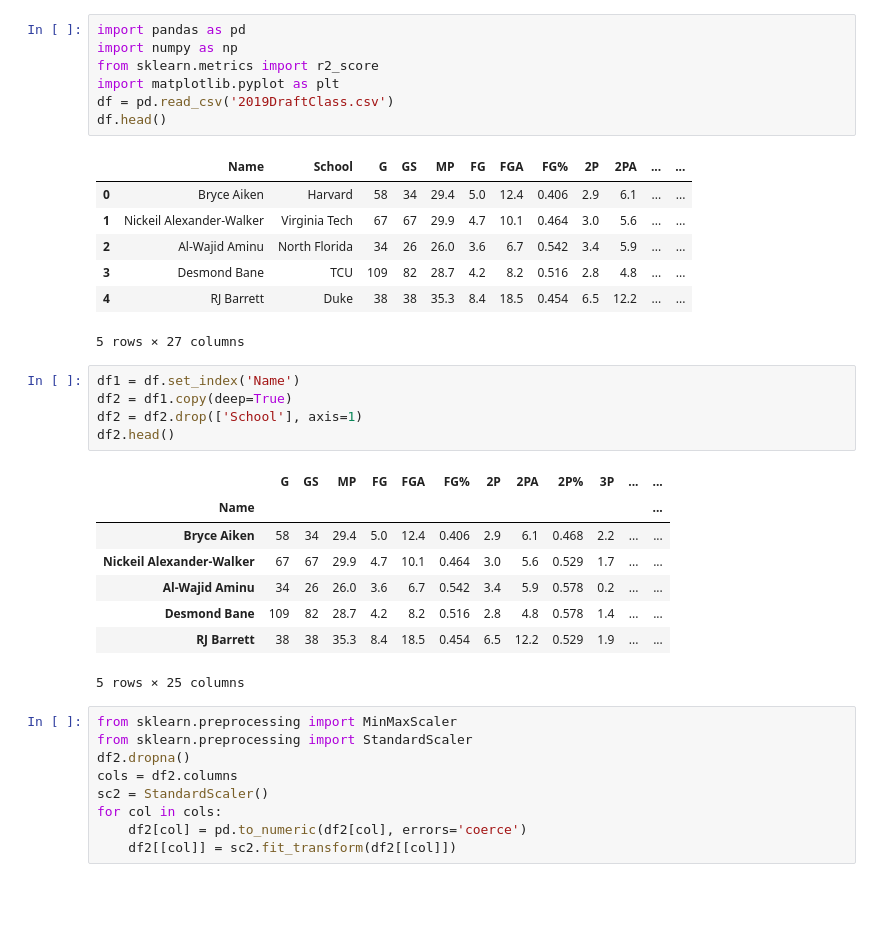
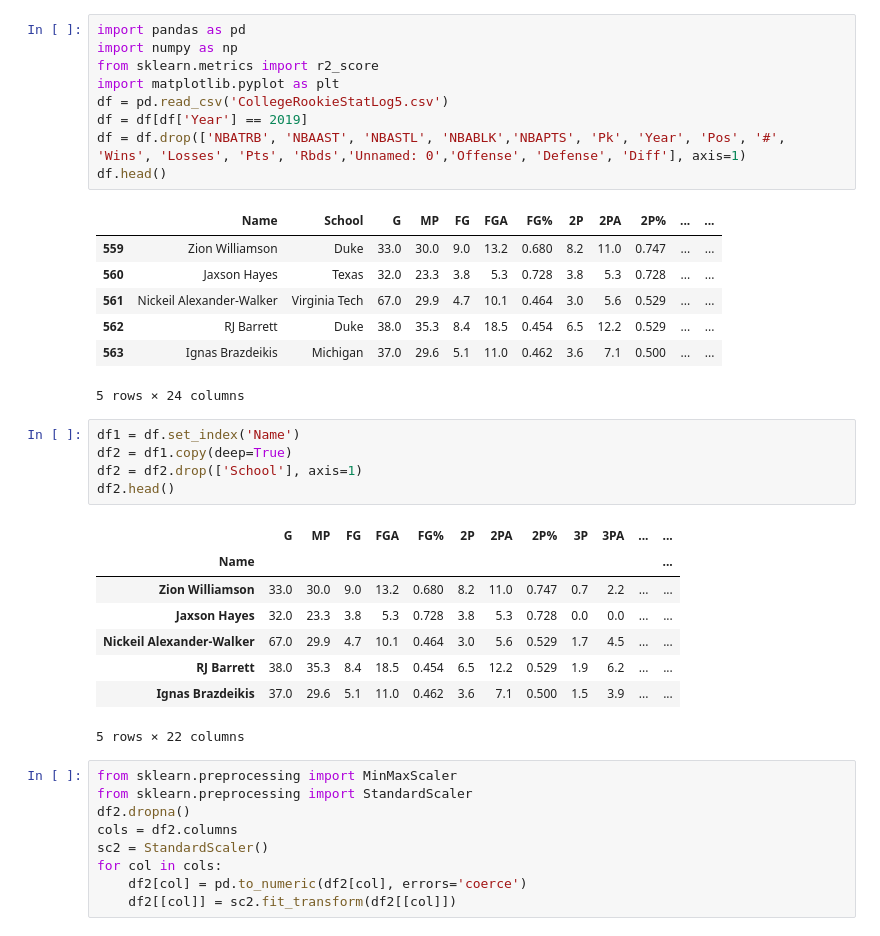
Before and after one commit to SidTheKid007/NBARookieAnalysis, a Jupyter notebook: 2019 College Clustering.ipynb, the cells around one changed output. Saved outputs shown, nothing was run; the diff lists cells and outputs as text; blank space fills up the shorter version.

```diff
--- a/2019 College Clustering.ipynb
+++ b/2019 College Clustering.ipynb
@@ -1,32 +1,34 @@
 # %%
 import pandas as pd
 import numpy as np
 from sklearn.metrics import r2_score
 import matplotlib.pyplot as plt
-df = pd.read_csv('2019DraftClass.csv')
+df = pd.read_csv('CollegeRookieStatLog5.csv')
+df = df[df['Year'] == 2019]
+df = df.drop(['NBATRB', 'NBAAST', 'NBASTL', 'NBABLK','NBAPTS', 'Pk', 'Year', 'Pos', '#', 'Wins', 'Losses', 'Pts', 'Rbds','Unnamed: 0','Offense', 'Defense', 'Diff'], axis=1)
 df.head()
 # %% [output]
-|  | Name | School | G | GS | MP | FG | FGA | FG% | 2P | 2PA | ... | ... |
-| 0 | Bryce Aiken | Harvard | 58 | 34 | 29.4 | 5.0 | 12.4 | 0.406 | 2.9 | 6.1 | ... | ... |
-| 1 | Nickeil Alexander-Walker | Virginia Tech | 67 | 67 | 29.9 | 4.7 | 10.1 | 0.464 | 3.0 | 5.6 | ... | ... |
-| 2 | Al-Wajid Aminu | North Florida | 34 | 26 | 26.0 | 3.6 | 6.7 | 0.542 | 3.4 | 5.9 | ... | ... |
-| 3 | Desmond Bane | TCU | 109 | 82 | 28.7 | 4.2 | 8.2 | 0.516 | 2.8 | 4.8 | ... | ... |
-| 4 | RJ Barrett | Duke | 38 | 38 | 35.3 | 8.4 | 18.5 | 0.454 | 6.5 | 12.2 | ... | ... |
+|  | Name | School | G | MP | FG | FGA | FG% | 2P | 2PA | 2P% | ... | ... |
+| 559 | Zion Williamson | Duke | 33.0 | 30.0 | 9.0 | 13.2 | 0.680 | 8.2 | 11.0 | 0.747 | ... | ... |
+| 560 | Jaxson Hayes | Texas | 32.0 | 23.3 | 3.8 | 5.3 | 0.728 | 3.8 | 5.3 | 0.728 | ... | ... |
+| 561 | Nickeil Alexander-Walker | Virginia Tech | 67.0 | 29.9 | 4.7 | 10.1 | 0.464 | 3.0 | 5.6 | 0.529 | ... | ... |
+| 562 | RJ Barrett | Duke | 38.0 | 35.3 | 8.4 | 18.5 | 0.454 | 6.5 | 12.2 | 0.529 | ... | ... |
+| 563 | Ignas Brazdeikis | Michigan | 37.0 | 29.6 | 5.1 | 11.0 | 0.462 | 3.6 | 7.1 | 0.500 | ... | ... |
-5 rows × 27 columns
+5 rows × 24 columns
 # %%
 df1 = df.set_index('Name')
 df2 = df1.copy(deep=True)
 df2 = df2.drop(['School'], axis=1)
 df2.head()
 # %% [output]
-|  | G | GS | MP | FG | FGA | FG% | 2P | 2PA | 2P% | 3P | ... | ... |
+|  | G | MP | FG | FGA | FG% | 2P | 2PA | 2P% | 3P | 3PA | ... | ... |
 | Name |  |  |  |  |  |  |  |  |  |  |  | ... |
-| Bryce Aiken | 58 | 34 | 29.4 | 5.0 | 12.4 | 0.406 | 2.9 | 6.1 | 0.468 | 2.2 | ... | ... |
-| Nickeil Alexander-Walker | 67 | 67 | 29.9 | 4.7 | 10.1 | 0.464 | 3.0 | 5.6 | 0.529 | 1.7 | ... | ... |
-| Al-Wajid Aminu | 34 | 26 | 26.0 | 3.6 | 6.7 | 0.542 | 3.4 | 5.9 | 0.578 | 0.2 | ... | ... |
-| Desmond Bane | 109 | 82 | 28.7 | 4.2 | 8.2 | 0.516 | 2.8 | 4.8 | 0.578 | 1.4 | ... | ... |
-| RJ Barrett | 38 | 38 | 35.3 | 8.4 | 18.5 | 0.454 | 6.5 | 12.2 | 0.529 | 1.9 | ... | ... |
+| Zion Williamson | 33.0 | 30.0 | 9.0 | 13.2 | 0.680 | 8.2 | 11.0 | 0.747 | 0.7 | 2.2 | ... | ... |
+| Jaxson Hayes | 32.0 | 23.3 | 3.8 | 5.3 | 0.728 | 3.8 | 5.3 | 0.728 | 0.0 | 0.0 | ... | ... |
+| Nickeil Alexander-Walker | 67.0 | 29.9 | 4.7 | 10.1 | 0.464 | 3.0 | 5.6 | 0.529 | 1.7 | 4.5 | ... | ... |
+| RJ Barrett | 38.0 | 35.3 | 8.4 | 18.5 | 0.454 | 6.5 | 12.2 | 0.529 | 1.9 | 6.2 | ... | ... |
+| Ignas Brazdeikis | 37.0 | 29.6 | 5.1 | 11.0 | 0.462 | 3.6 | 7.1 | 0.500 | 1.5 | 3.9 | ... | ... |
-5 rows × 25 columns
+5 rows × 22 columns
 # %%
 from sklearn.preprocessing import MinMaxScaler
 from sklearn.preprocessing import StandardScaler
```
Also changed, not shown: parts of 10 cells of this notebook.
